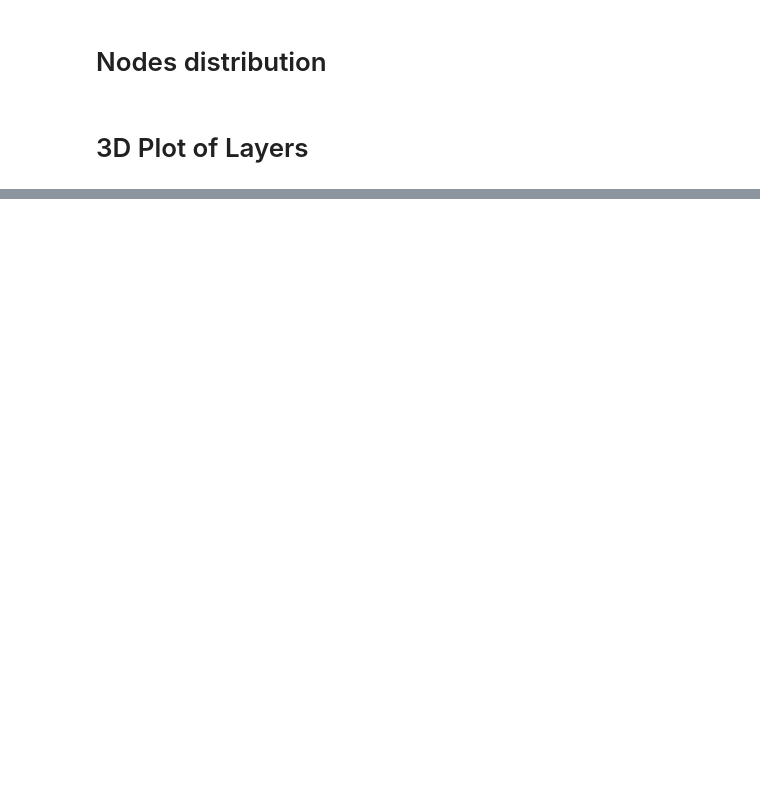
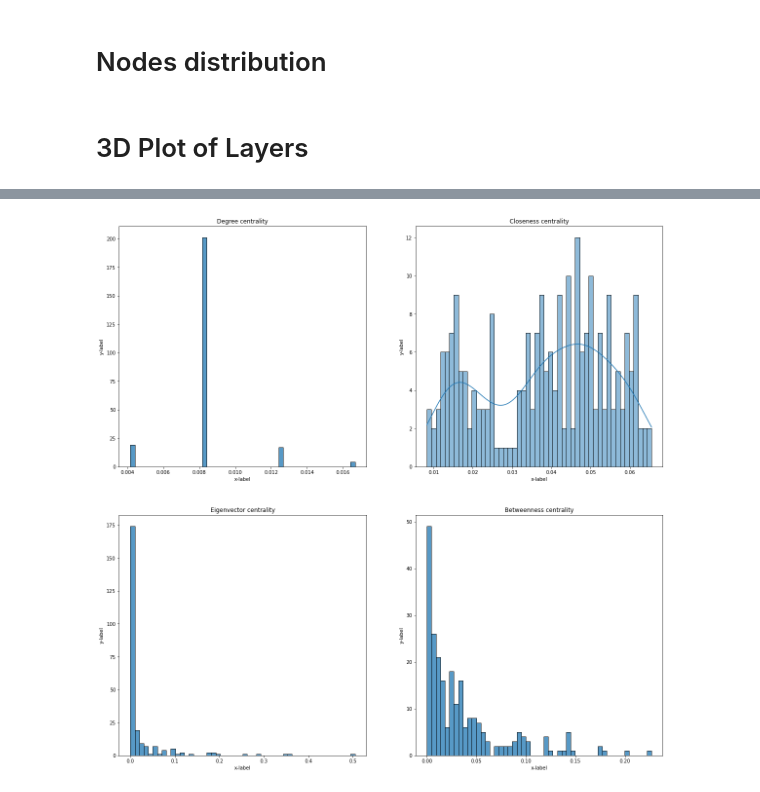
Before and after one commit to MatteoFasulo/Paris-Euler, a Jupyter notebook: result.ipynb, the cells around one changed output, grey strips where cells are left out. Saved outputs shown, nothing was run; the diff lists cells and outputs as text; code cells hidden in the pictures; blank space fills up the shorter version.

```diff
--- a/result.ipynb
+++ b/result.ipynb
@@ -664,0 +985,38 @@ TransportMap(METRO, TRAIN, TRAM).drawMap(line_width=3)
+# %%
+import seaborn as sns
+"""sns.displot(
+    data=corr_df,
+    x = "closeness_centrality",
+    kde=True,
+    color = 'darkblue')"""
+
+def centrality_measure(G, bins: int = 50):
+    # get network name (layer)
+    net_name = str(G.nodes()[random.choice(list(G.nodes()))]['layer']).capitalize()
+
+    degree_centrality = list(nx.degree_centrality(G).values())
+    closeness_centrality = list(nx.closeness_centrality(G).values())
+    eigenvector_centrality = list(nx.eigenvector_centrality(G,max_iter=1000).values())
+    betweenness_centrality = list(nx.betweenness_centrality(G).values())
+
+    fig, axs = plt.subplots(2, 2)
+    sns.histplot(ax=axs[0, 0], x=degree_centrality, bins=bins).set_title("Degree centrality")
+    sns.histplot(ax=axs[0, 1], x=closeness_centrality, bins=bins, kde=True).set_title("Closeness centrality")
+    sns.histplot(ax=axs[1, 0], x=eigenvector_centrality, bins=bins).set_title("Eigenvector centrality")
+    sns.histplot(ax=axs[1, 1], x=betweenness_centrality, bins=bins).set_title("Betweenness centrality")
+
+    for ax in axs.flat:
+        ax.set(xlabel='x-label', ylabel='y-label')
+
+    df = pd.DataFrame({
+        "degree_centrality": degree_centrality,
+        "closeness_centrality": closeness_centrality,
+        "eigenvector_centrality": eigenvector_centrality,
+        "betweenness_centrality": betweenness_centrality
+    })
+
+    return fig, df
+
+fig, corr_df = centrality_measure(TRAIN, bins=50)
+# %% [output]
+[figure, added]
```
Also changed, not shown: parts of 24 cells of this notebook, 7 other files.
